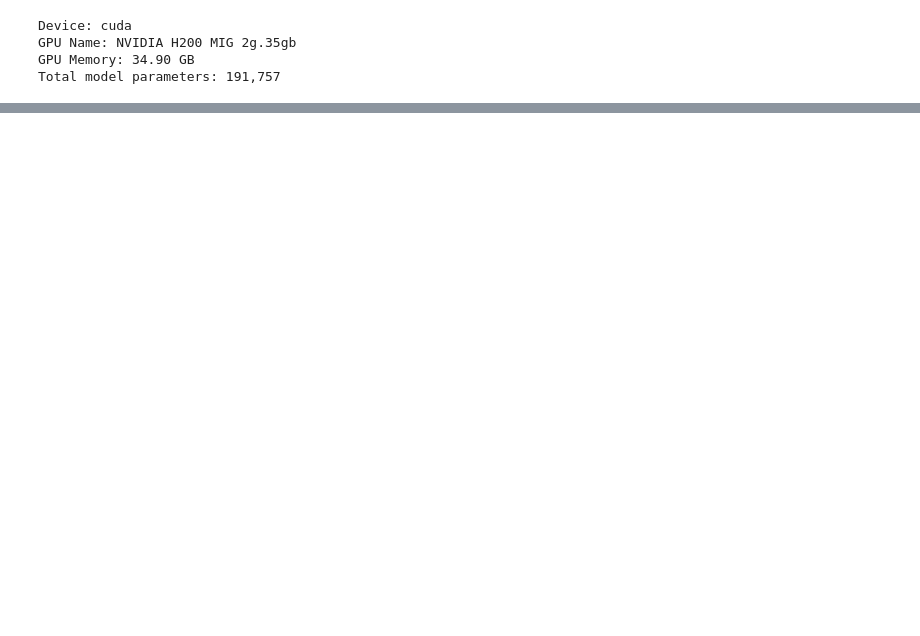
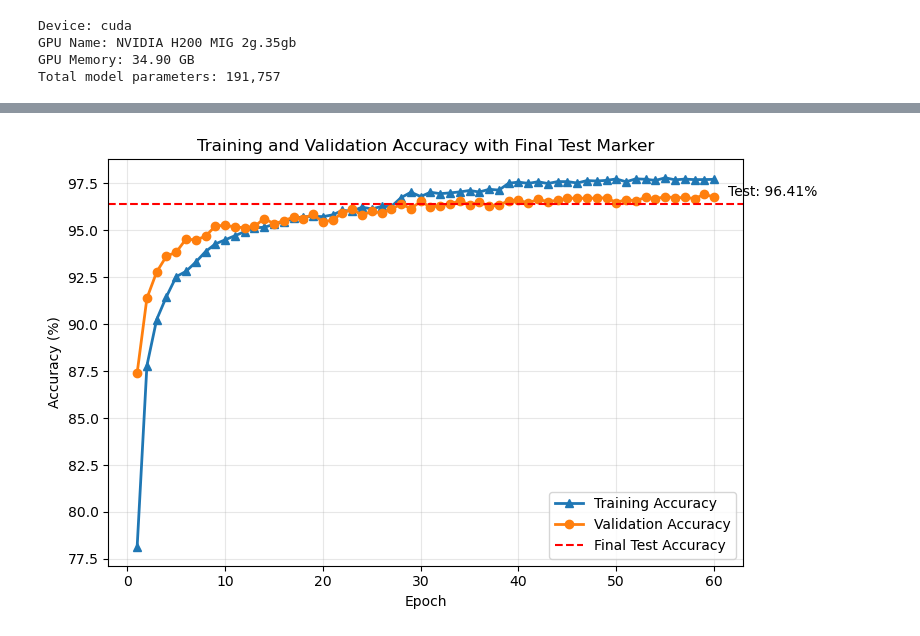
Before and after one commit to mxlaine/PTQ_project, a Jupyter notebook: keyword_spotting/keyword_spotting.ipynb, the cells around one changed output, grey strips where cells are left out. Drawn from its saved outputs; the diff is of its cells as text; code cells hidden in the pictures; blank space fills up the shorter version.

Commit message:
Train and Val plotting

```diff
--- a/keyword_spotting/keyword_spotting.ipynb
+++ b/keyword_spotting/keyword_spotting.ipynb
@@ -199,14 +199,22 @@ def evaluate(loader, split_name="Val"):
     print(f"{split_name}: loss={avg_loss:.4f}, acc={correct}/{total} ({acc:.2f}%)")
     return acc, avg_loss
 # %%
+import matplotlib.pyplot as plt
+
 best_val = -1.0
 bad_epochs = 0
 patience = 8
+
+train_acc_history = []
+val_acc_history = []
 
 for epoch in range(1, EPOCHS + 1):
     train_acc = train(epoch)
     val_acc, val_loss = evaluate(val_loader, "Val")
     scheduler.step(val_acc)
+
+    train_acc_history.append(train_acc)
+    val_acc_history.append(val_acc)
 
     if val_acc > best_val:
         best_val = val_acc
@@ -241,3 +249,20 @@ Epoch 55 [0/84843] Loss: 0.291759
 # %%
 model.load_state_dict(torch.load("best_keyword_gru.pt", map_location=device))
-evaluate(test_loader, "Test")
+test_acc, test_loss = evaluate(test_loader, "Test")
+
+epochs_ran = range(1, len(val_acc_history) + 1)
+plt.figure(figsize=(8, 5))
+plt.plot(epochs_ran, train_acc_history, marker='^', linewidth=2, label='Training Accuracy')
+plt.plot(epochs_ran, val_acc_history, marker='o', linewidth=2, label='Validation Accuracy')
+
+plt.axhline(y=[test_acc], color='r', linestyle='--', label='Final Test Accuracy')
+
+plt.annotate(f"Test: {test_acc:.2f}%", (len(val_acc_history), test_acc), textcoords='offset points', xytext=(10, 6))
+plt.xlabel('Epoch')
+plt.ylabel('Accuracy (%)')
+plt.title('Training and Validation Accuracy with Final Test Marker')
+plt.grid(True, alpha=0.3)
+plt.legend()
+plt.tight_layout()
+plt.show()
+# %% [output]
@@ -243,0 +270 @@ evaluate(test_loader, "Test")
+[figure, added]
```
Also changed, not shown: parts of 2 cells of this notebook.
